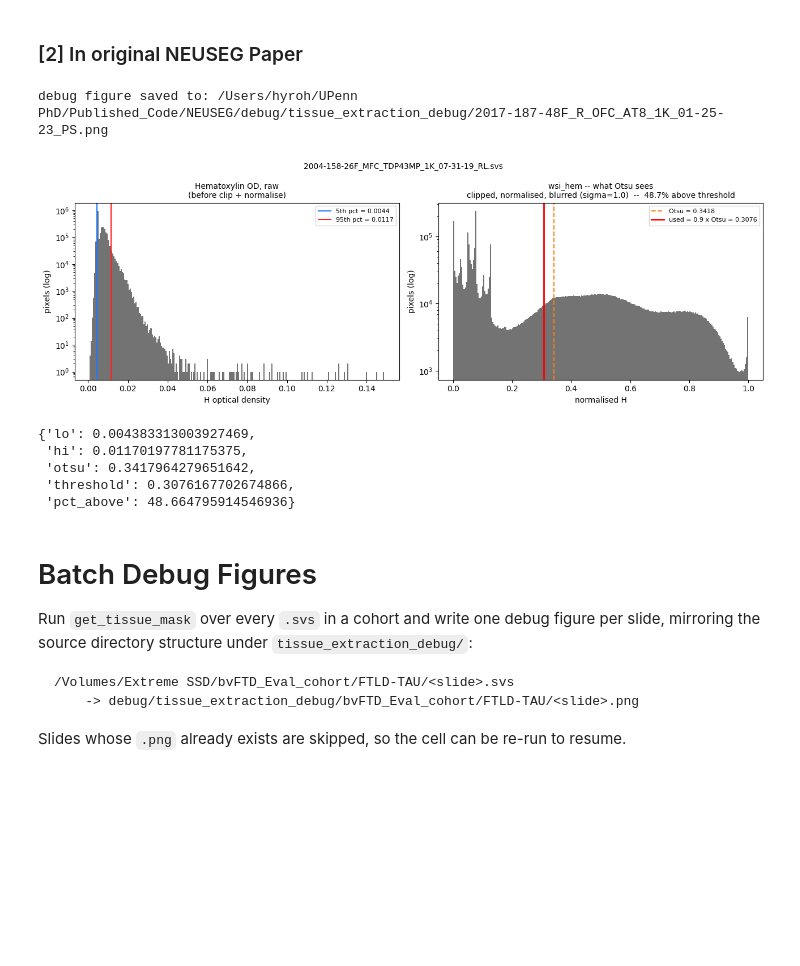
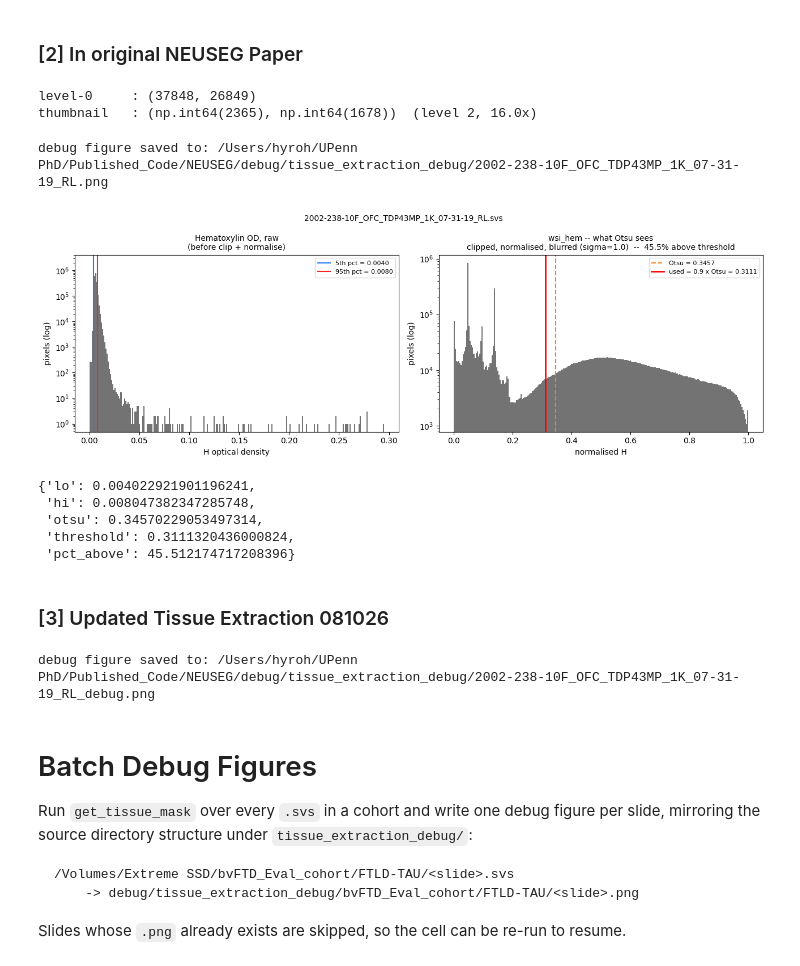
Before and after one commit to PennCompPathology/NEUSEG, a Jupyter notebook: debug/tissue_extraction.ipynb, the cells around one changed output. Cells and saved outputs as stored; diff of their text form; code cells hidden in the pictures; blank space fills up the shorter version.

Commit message:
New Tissue Extraction Logic

```diff
--- a/debug/tissue_extraction.ipynb
+++ b/debug/tissue_extraction.ipynb
@@ -78,6 +81,20 @@ bodies: 47   holes: 35
 [figure]
 # %% [markdown]
 ### [2] In original NEUSEG Paper
+# %%
+WSI_dir_path = "/Volumes/Extreme SSD/bvFTD_Eval_cohort/FTLD-TDP"
+WSI_file_name = "2002-238-10F_OFC_TDP43MP_1K_07-31-19_RL.svs"
+curr_WSI_path = os.path.join(WSI_dir_path, WSI_file_name)
+
+logger = sana.logging.Logger('quiet', os.path.join(tempfile.gettempdir(), 'tissue_extraction.pkl'))
+loader = sana.slide.Loader(logger, curr_WSI_path)
+tb = loader.load_thumbnail()
+
+print(f"level-0     : {loader.level_dimensions[0]}")
+print(f"thumbnail   : {tuple(tb.size())}  (level {loader.thumbnail_level}, {loader.converter.ds[loader.thumbnail_level]:.1f}x)")
+# %% [output]
+level-0     : (37848, 26849)
+thumbnail   : (np.int64(2365), np.int64(1678))  (level 2, 16.0x)
 # %%
 def get_tissue_mask(WSI_file_name, tb, debug_path=None):
     """Tissue mask as computed in script/Nuclei_Segmentation.py, '[1] Tissue Mask Extraction'.
@@ -256,7 +278,7 @@ tissue_bodies, tissue_holes = tissue_mask.to_polygons()
 # print(f"bodies: {len(tissue_bodies)}   holes: {len(tissue_holes)}")
 # show_tissue(tb, tissue_mask.img, '[2] original NEUSEG paper')
 # %% [output]
-debug figure saved to: /Users/hyroh/UPenn PhD/Published_Code/NEUSEG/debug/tissue_extraction_debug/2017-187-48F_R_OFC_AT8_1K_01-25-23_PS.png
+debug figure saved to: /Users/hyroh/UPenn PhD/Published_Code/NEUSEG/debug/tissue_extraction_debug/2002-238-10F_OFC_TDP43MP_1K_07-31-19_RL.png
 # %%
 def histogram_threshold(svs_path, logger=None, bins=256, show=True):
     """Histogram the hematoxylin channel Otsu is run on, and mark the threshold used.
@@ -323,11 +345,13 @@ def histogram_threshold(svs_path, logger=None, bins=256, show=True):
     return {'lo': float(lo), 'hi': float(hi), 'otsu': float(otsu),
             'threshold': float(thresh), 'pct_above': float(pct_above)}
 # %%
-histogram_threshold("/Volumes/Extreme SSD/bvFTD_Eval_cohort/FTLD-TDP/2004-158-26F_MFC_TDP43MP_1K_07-31-19_RL.svs")
+histogram_threshold(curr_WSI_path)
 # %% [output]
-[figure, old version]
+[figure, new version]
-{'lo': 0.004383313003927469,
- 'hi': 0.01170197781175375,
- 'otsu': 0.3417964279651642,
- 'threshold': 0.3076167702674866,
- 'pct_above': 48.664795914546936}
+{'lo': 0.004022921901196241,
+ 'hi': 0.008047382347285748,
+ 'otsu': 0.34570229053497314,
+ 'threshold': 0.3111320436000824,
+ 'pct_above': 45.512174717208396}
+# %% [markdown]
+### [3] Updated Tissue Extraction 081026
@@ -334,3 +547,8 @@ histogram_threshold("/Volumes/Extreme SSD/bvFTD_Eval_cohort/FTLD-TDP/2004-158-26
+# %%
+tissue_mask = get_tissue_mask_updated(WSI_file_name, tb, debug_path = '/Users/hyroh/UPenn PhD/Published_Code/NEUSEG/debug/tissue_extraction_debug')
+tissue_bodies, tissue_holes = tissue_mask.to_polygons()
+# %% [output]
+debug figure saved to: /Users/hyroh/UPenn PhD/Published_Code/NEUSEG/debug/tissue_extraction_debug/2002-238-10F_OFC_TDP43MP_1K_07-31-19_RL_debug.png
 # %% [markdown]
 # Batch Debug Figures
 
```
Also changed, not shown: parts of 8 cells of this notebook, 1 other file.
